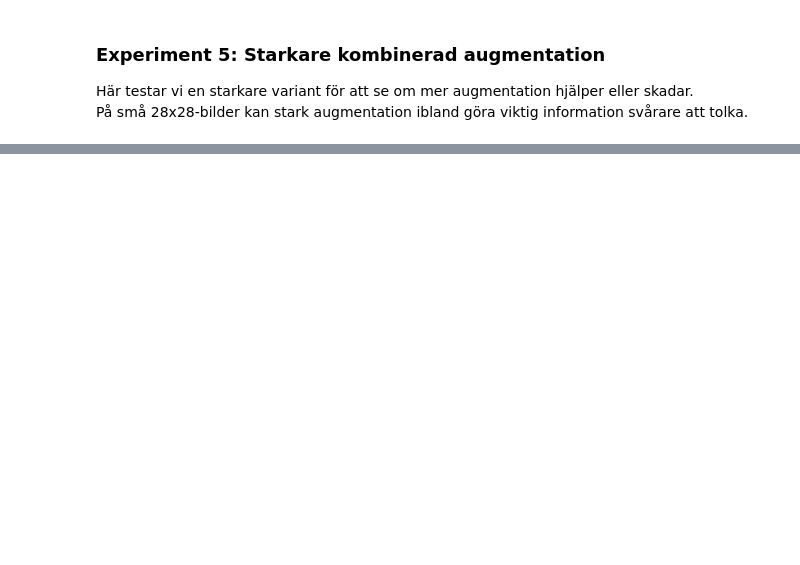
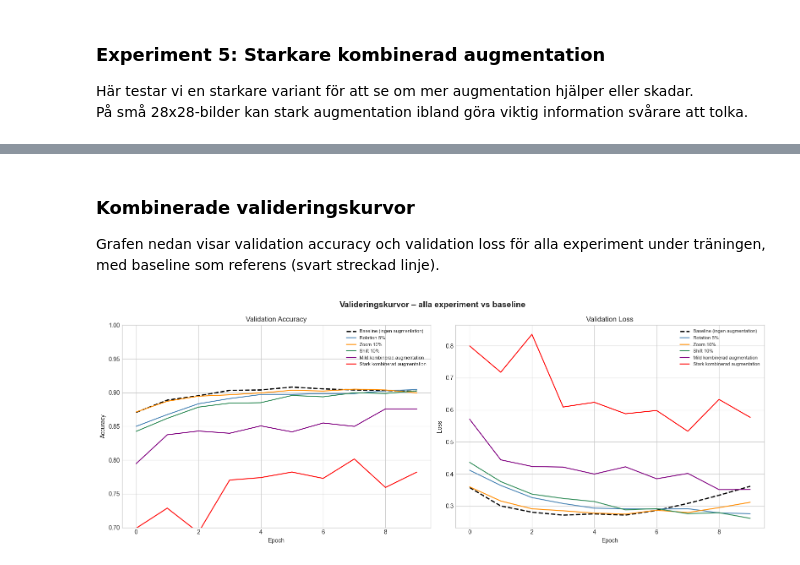
Before and after one commit to elzacapar/DL-grupp5-augmentation, a Jupyter notebook: notebook/fashion_mnist_data_augmentation.ipynb, the cells around one changed output, grey strips where cells are left out. Drawn from its saved outputs; the diff is of its cells as text; code cells hidden in the pictures; blank space fills up the shorter version.

```diff
--- a/notebook/fashion_mnist_data_augmentation.ipynb
+++ b/notebook/fashion_mnist_data_augmentation.ipynb
@@ -583,0 +611,49 @@ for name, hist in experiment_histories.items():
+# %%
+# Konsekvent färgschema för alla grafer
+COLORS = {
+    "Baseline (ingen augmentation)": "black",
+    "Rotation 5%":                   "steelblue",
+    "Zoom 10%":                      "darkorange",
+    "Shift 10%":                     "seagreen",
+    "Mild kombinerad augmentation":  "purple",
+    "Stark kombinerad augmentation": "red"
+}
+
+plt.style.use("seaborn-v0_8-whitegrid")
+# %% [markdown]
+### Kombinerade valideringskurvor
+
+Grafen nedan visar validation accuracy och validation loss för alla experiment
+under träningen, med baseline som referens (svart streckad linje).
+# %%
+fig, axes = plt.subplots(1, 2, figsize=(16, 6))
+fig.suptitle("Valideringskurvor – alla experiment vs baseline", fontsize=14, fontweight="bold")
+
+for name, color in COLORS.items():
+    if name == "Baseline (ingen augmentation)":
+        axes[0].plot(history_baseline.history["val_accuracy"],
+                     label=name, color=color, linestyle="--", linewidth=2)
+        axes[1].plot(history_baseline.history["val_loss"],
+                     label=name, color=color, linestyle="--", linewidth=2)
+    else:
+        axes[0].plot(experiment_histories[name].history["val_accuracy"],
+                     label=name, color=color)
+        axes[1].plot(experiment_histories[name].history["val_loss"],
+                     label=name, color=color)
+
+axes[0].set_title("Validation Accuracy")
+axes[0].set_xlabel("Epoch")
+axes[0].set_ylabel("Accuracy")
+axes[0].set_ylim(0.70, 1.0)
+axes[0].legend(fontsize=8)
+
+axes[1].set_title("Validation Loss")
+axes[1].set_xlabel("Epoch")
+axes[1].set_ylabel("Loss")
+axes[1].legend(fontsize=8)
+
+plt.tight_layout()
+plt.savefig("../images/combined_validation_curves.png", dpi=150, bbox_inches="tight")
+plt.show()
+# %% [output]
+[figure, added]
```
Also changed, not shown: parts of 45 cells of this notebook, 27 other files.
